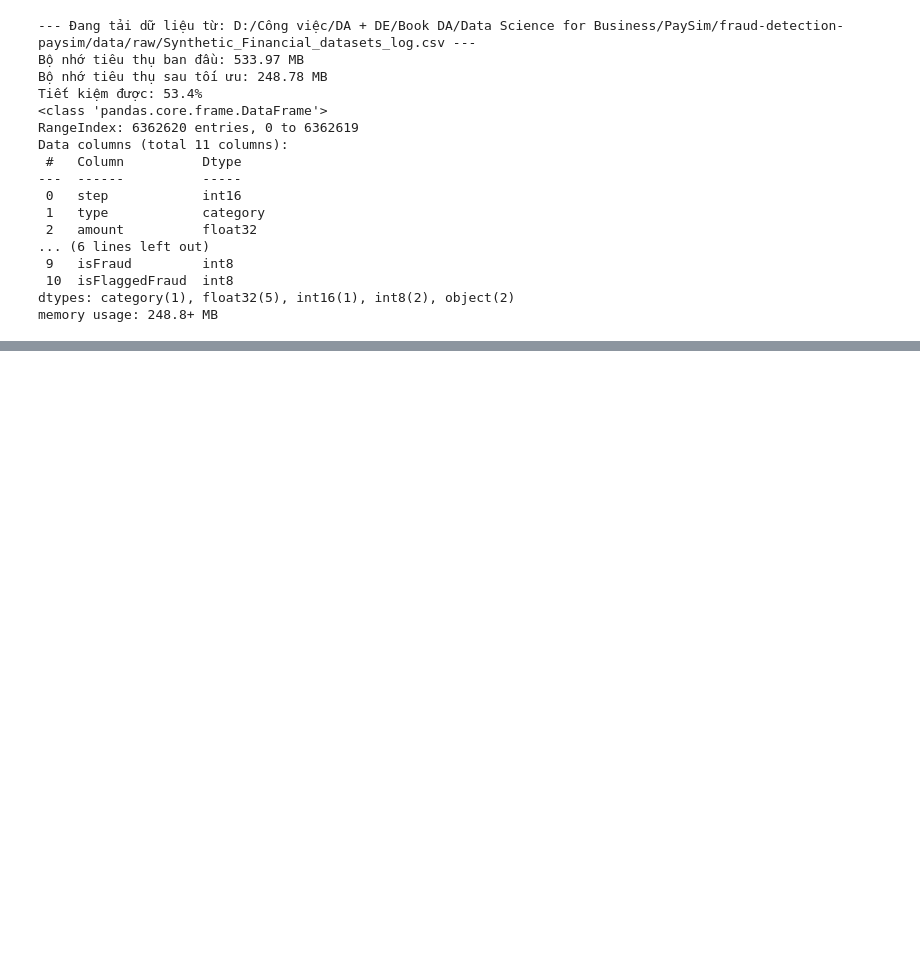
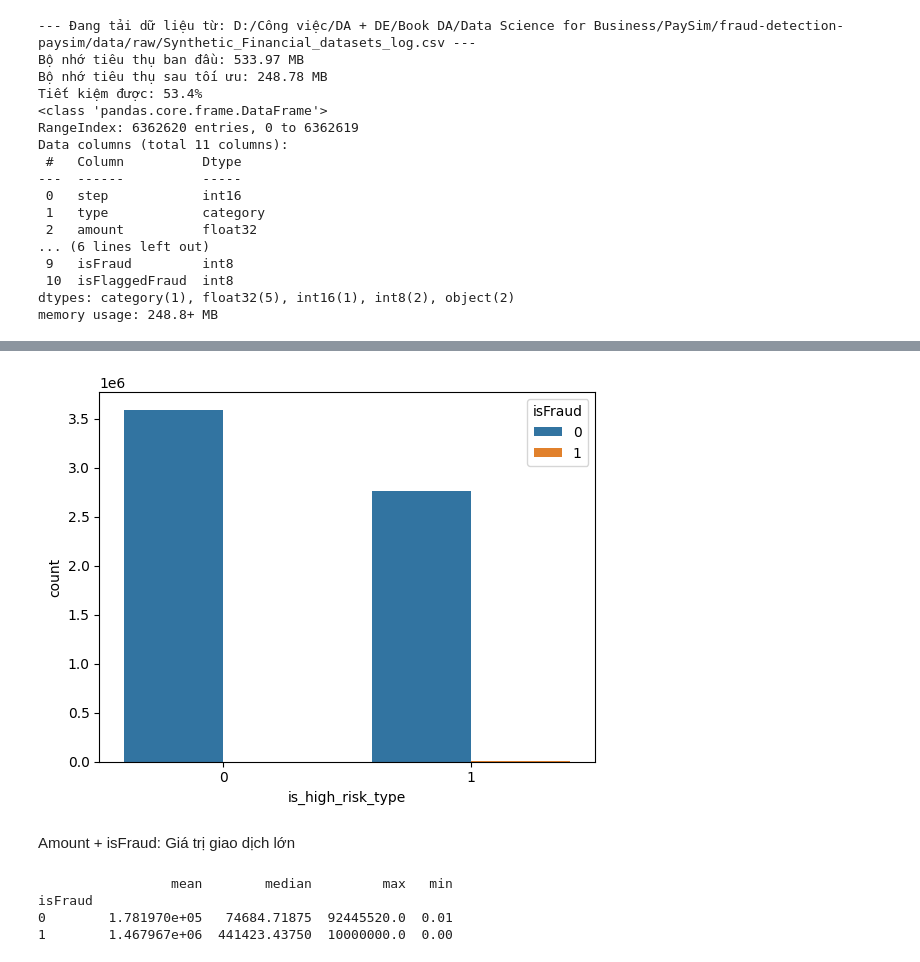
Before and after one commit to huudang-de/fraud-detection-paysim, a Jupyter notebook: notebooks/02_features_engineer.ipynb, the cells around one changed output, grey strips where cells are left out. Saved outputs shown, nothing was run; the diff lists cells and outputs as text; code cells hidden in the pictures; blank space fills up the shorter version.

```diff
--- a/notebooks/02_features_engineer.ipynb
+++ b/notebooks/02_features_engineer.ipynb
@@ -79,0 +76,17 @@ plt.show()
+# %%
+df['is_high_risk_type'] = df['type'].isin(['TRANSFER', 'CASH_OUT']).astype(int)
+# %%
+sns.countplot(data=df, x='is_high_risk_type', hue='isFraud')
+plt.show()
+# %% [output]
+[figure, added]
+# %% [markdown]
+Amount + isFraud: Giá trị giao dịch lớn
+# %%
+stats = df.groupby('isFraud')['amount'].agg(['mean', 'median', 'max', 'min'])
+print(stats)
+# %% [output]
+                 mean        median         max   min
+isFraud
+0        1.781970e+05   74684.71875  92445520.0  0.01
+1        1.467967e+06  441423.43750  10000000.0  0.00
```
Also changed, not shown: parts of 24 cells of this notebook.
